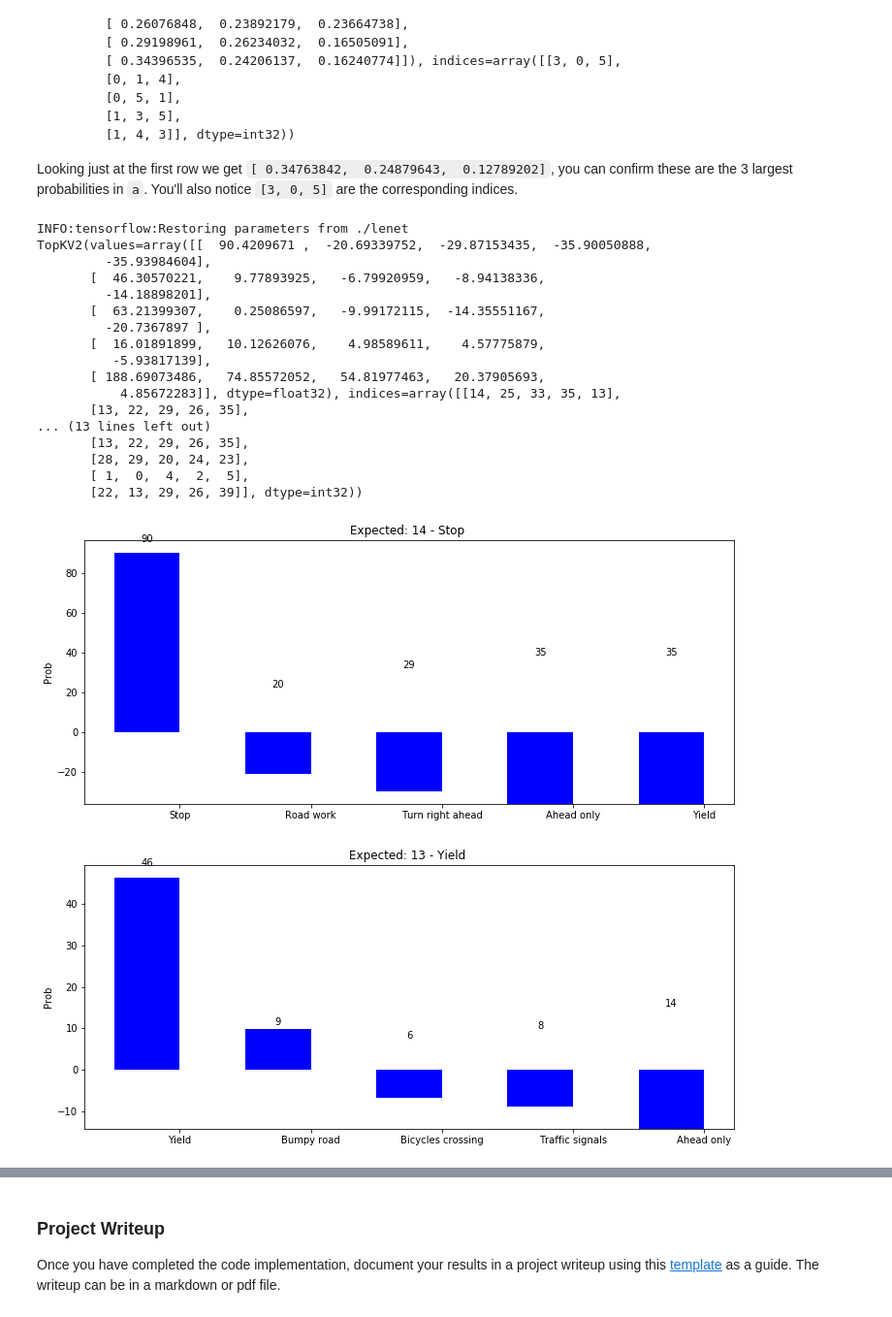
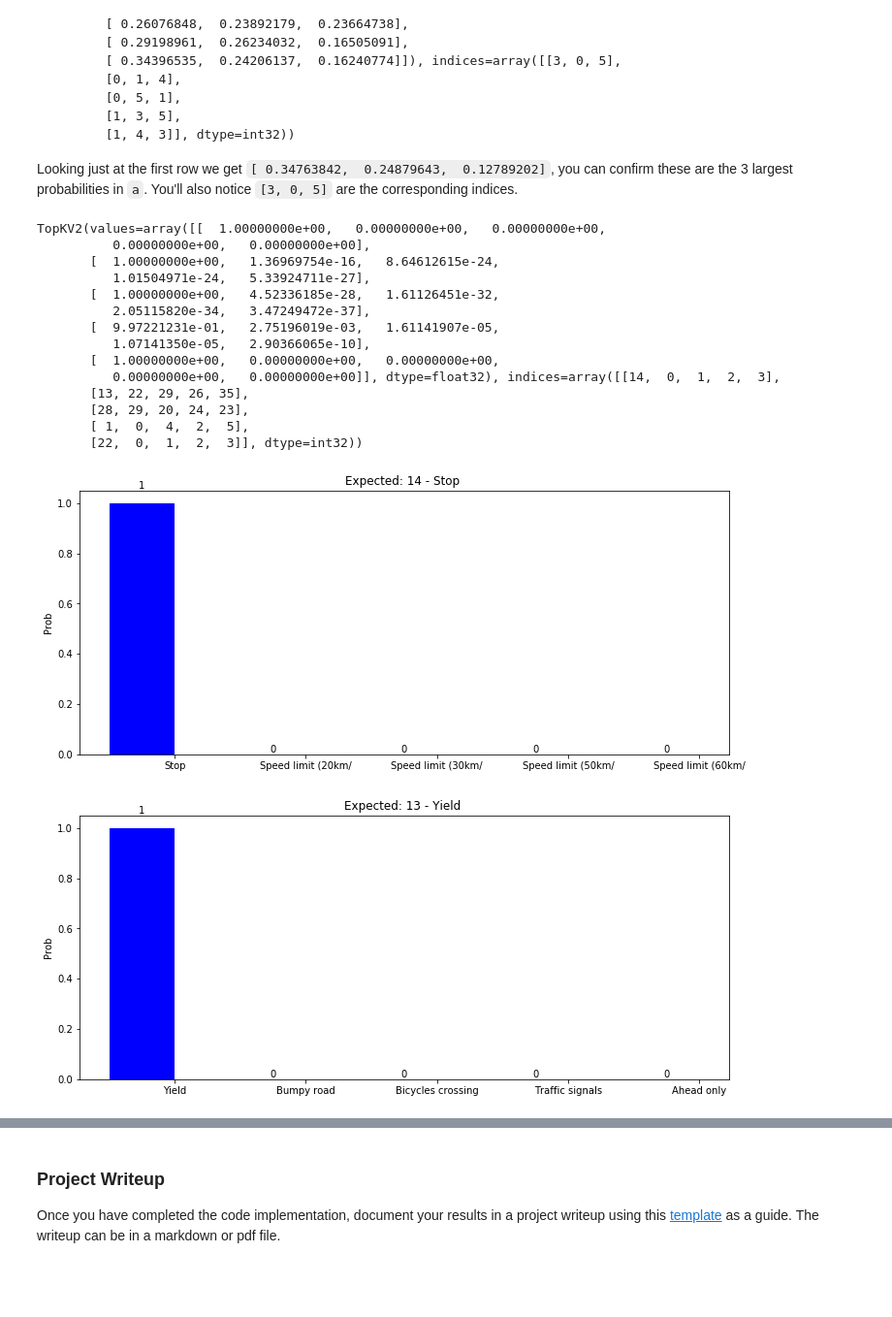
Before and after one commit to matheuslrsouza/CarND-Traffic-Sign-Classifier-Project, a Jupyter notebook: Traffic_Sign_Classifier.ipynb, the cells around one changed output, grey strips where cells are left out. Shown: that part at 97% size. Drawn from its saved outputs; the diff is of its cells as text; code cells hidden in the pictures; blank space fills up the shorter version.

```diff
--- a/Traffic_Sign_Classifier.ipynb
+++ b/Traffic_Sign_Classifier.ipynb
@@ -113,3 +113,12 @@ with open('signnames.csv') as csvfile:
 print(labels_to_name)
 # %% [output]
 {0: 'Speed limit (20km/h)', 1: 'Speed limit (30km/h)', 2: 'Speed limit (50km/h)', 3: 'Speed limit (60km/h)', 4: 'Speed limit (70km/h)', 5: 'Speed limit (80km/h)', 6: 'End of speed limit (80km/h)', 7:  ...
+# %%
+# count each signs
+from collections import Counter
+
+count_signs = Counter(y_train)
+for l in count_signs.most_common():
+    label = l[0]
+    value = l[1]
+    print("{}: {}".format(labels_to_name[label], value))
@@ -275,3 +310,11 @@ X_train, y_train = shuffle(X_train, y_train)
 print(X_train.shape)
 # %% [output]
 (34799, 32, 32, 1)
+# %%
+# shows the grayscale images
+for i in range(0, 9):
+    a = plt.subplot(330 + 1 + i)
+    a.set_title(labels_to_name[y_train[i]])
+    plt.imshow(X_train[i].squeeze(), cmap=plt.get_cmap('gray'))
+# show the plot
+plt.show()
@@ -287,12 +332,19 @@ zoom_labels = np.copy(y_train)
 
 whitening_images, whitening_labels = whitening(X_train, y_train)
 # %%
-# create a grid of 3x3 images
+# shows the normal images
+for i in range(0, 9):
+    a = plt.subplot(330 + 1 + i)
+    a.set_title(labels_to_name[y_train[i]])
+    plt.imshow(X_train[i].squeeze(), cmap=plt.get_cmap('gray'))
+
+plt.show()
+
 # shows the rotated images
 for i in range(0, 9):
     a = plt.subplot(330 + 1 + i)
     a.set_title(labels_to_name[rotated_labels[i]])
     plt.imshow(rotated_images[i].squeeze(), cmap=plt.get_cmap('gray'))
-# show the plot
+
 plt.show()
 # %% [output]
@@ -860,8 +922,6 @@ Looking just at the first row we get `[ 0.34763842,  0.24879643,  0.12789202]`,
 def plot_prabalities(softmax, expected_labels):
     probs = softmax[0]
     labels = softmax[1]
-
-    print(softmax)
 
     for i, label in enumerate(y_data_test):
         y = probs[i]
@@ -884,50 +944,49 @@ def plot_prabalities(softmax, expected_labels):
         ax.set_title("Expected: {:} - {:} ".format(expected_labels[i], labels_to_name[expected_labels[i]]))
         ax.set_xticks(ind + width / 2)
         ax.set_xticklabels(x_with_names)
 
         def autolabel(rects):
             """
             Attach a text label above each bar displaying its height
             """
             for rect in rects:
                 height = rect.get_height()
                 ax.text(rect.get_x() + rect.get_width()/2., 1.05*height,
                         '%d' % int(height),
                         ha='center', va='bottom')
 
         autolabel(rects1)
 
 
 with tf.Session() as sess:
     saver.restore(sess, tf.train.latest_checkpoint('.'))
     sess = tf.get_default_session()
 
-    pred = sess.run(logits,
+    softmax = tf.nn.softmax(logits)
+
+    pred = sess.run(softmax,
                     feed_dict={x: x_data_test,
                                y: y_data_test, keep_prob:1.0})
 
-    softmax = sess.run(tf.nn.top_k(pred, k=5))
+    probs = sess.run(tf.nn.top_k(tf.constant(pred), k=5))
 
-    print(softmax)
+    print(probs)
 
-    plot_prabalities(softmax, y_data_test)
+    plot_prabalities(probs, y_data_test)
 # %% [output]
-INFO:tensorflow:Restoring parameters from ./lenet
-TopKV2(values=array([[  90.4209671 ,  -20.69339752,  -29.87153435,  -35.90050888,
-         -35.93984604],
-       [  46.30570221,    9.77893925,   -6.79920959,   -8.94138336,
-         -14.18898201],
-       [  63.21399307,    0.25086597,   -9.99172115,  -14.35551167,
-         -20.7367897 ],
-       [  16.01891899,   10.12626076,    4.98589611,    4.57775879,
-          -5.93817139],
-       [ 188.69073486,   74.85572052,   54.81977463,   20.37905693,
-           4.85672283]], dtype=float32), indices=array([[14, 25, 33, 35, 13],
-       [13, 22, 29, 26, 35],
-... (13 lines left out)
+TopKV2(values=array([[  1.00000000e+00,   0.00000000e+00,   0.00000000e+00,
+          0.00000000e+00,   0.00000000e+00],
+       [  1.00000000e+00,   1.36969754e-16,   8.64612615e-24,
+          1.01504971e-24,   5.33924711e-27],
+       [  1.00000000e+00,   4.52336185e-28,   1.61126451e-32,
+          2.05115820e-34,   3.47249472e-37],
+       [  9.97221231e-01,   2.75196019e-03,   1.61141907e-05,
+          1.07141350e-05,   2.90366065e-10],
+       [  1.00000000e+00,   0.00000000e+00,   0.00000000e+00,
+          0.00000000e+00,   0.00000000e+00]], dtype=float32), indices=array([[14,  0,  1,  2,  3],
        [13, 22, 29, 26, 35],
        [28, 29, 20, 24, 23],
        [ 1,  0,  4,  2,  5],
-       [22, 13, 29, 26, 39]], dtype=int32))
+       [22,  0,  1,  2,  3]], dtype=int32))
-[figure, old version]
+[figure, new version]
-[figure, old version]
+[figure, new version]
```
Also changed, not shown: parts of 16 cells of this notebook, 4 other files.
